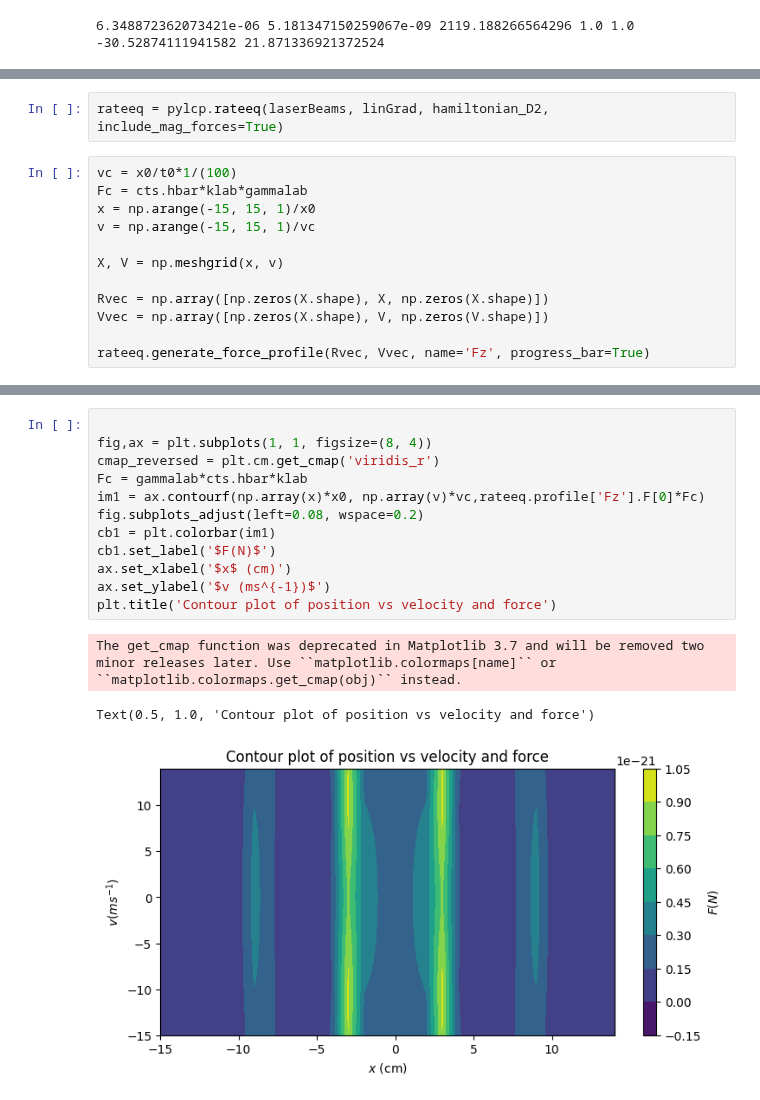
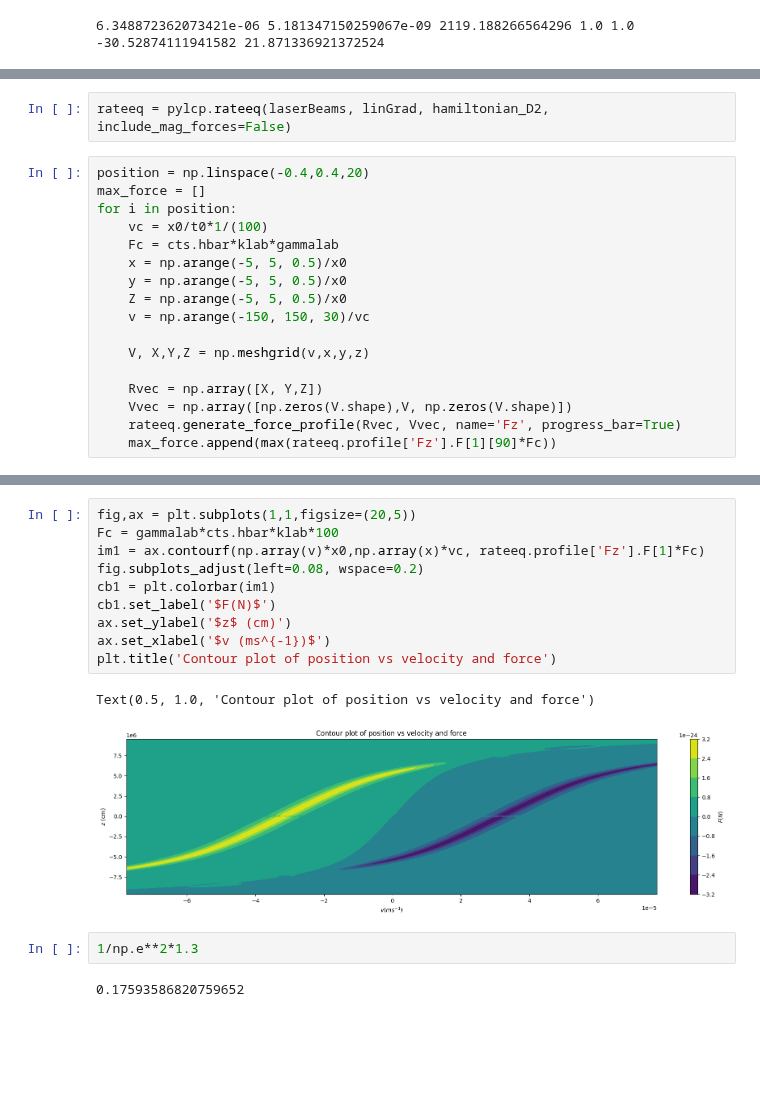
Before and after one commit to benfox4543/YB-zeeman-slower, a Jupyter notebook: 2d_mot.ipynb, the cells around one changed output, grey strips where cells are left out. Drawn from its saved outputs; the diff is of its cells as text; blank space fills up the shorter version.

```diff
--- a/2d_mot.ipynb
+++ b/2d_mot.ipynb
@@ -157,15 +197,20 @@ linGrad = pylcp.magField(lambda R: bf_mot(R))
 # %%
-rateeq = pylcp.rateeq(laserBeams, linGrad, hamiltonian_D2, include_mag_forces=True)
+rateeq = pylcp.rateeq(laserBeams, linGrad, hamiltonian_D2, include_mag_forces=False)
 # %%
-vc = x0/t0*1/(100)
-Fc = cts.hbar*klab*gammalab
-x = np.arange(-15, 15, 1)/x0
-v = np.arange(-15, 15, 1)/vc
+position = np.linspace(-0.4,0.4,20)
+max_force = []
+for i in position:
+    vc = x0/t0*1/(100)
+    Fc = cts.hbar*klab*gammalab
+    x = np.arange(-5, 5, 0.5)/x0
+    y = np.arange(-5, 5, 0.5)/x0
+    Z = np.arange(-5, 5, 0.5)/x0
+    v = np.arange(-150, 150, 30)/vc
 
-X, V = np.meshgrid(x, v)
+    V, X,Y,Z = np.meshgrid(v,x,y,z)
 
-Rvec = np.array([np.zeros(X.shape), X, np.zeros(X.shape)])
-Vvec = np.array([np.zeros(X.shape), V, np.zeros(V.shape)])
-
-rateeq.generate_force_profile(Rvec, Vvec, name='Fz', progress_bar=True)
+    Rvec = np.array([X, Y,Z])
+    Vvec = np.array([np.zeros(V.shape),V, np.zeros(V.shape)])
+    rateeq.generate_force_profile(Rvec, Vvec, name='Fz', progress_bar=True)
+    max_force.append(max(rateeq.profile['Fz'].F[1][90]*Fc))
 # %% [output]
@@ -173,16 +232,17 @@ Completed in 3.07 s.
 # %%
-
-fig,ax = plt.subplots(1, 1, figsize=(8, 4))
-cmap_reversed = plt.cm.get_cmap('viridis_r')
-Fc = gammalab*cts.hbar*klab
-im1 = ax.contourf(np.array(x)*x0, np.array(v)*vc,rateeq.profile['Fz'].F[0]*Fc)
+fig,ax = plt.subplots(1,1,figsize=(20,5))
+Fc = gammalab*cts.hbar*klab*100
+im1 = ax.contourf(np.array(v)*x0,np.array(x)*vc, rateeq.profile['Fz'].F[1]*Fc)
 fig.subplots_adjust(left=0.08, wspace=0.2)
 cb1 = plt.colorbar(im1)
 cb1.set_label('$F(N)$')
-ax.set_xlabel('$x$ (cm)')
-ax.set_ylabel('$v (ms^{-1})$')
+ax.set_ylabel('$z$ (cm)')
+ax.set_xlabel('$v (ms^{-1})$')
 plt.title('Contour plot of position vs velocity and force')
 # %% [output]
-The get_cmap function was deprecated in Matplotlib 3.7 and will be removed two minor releases later. Use ``matplotlib.colormaps[name]`` or ``matplotlib.colormaps.get_cmap(obj)`` instead.
+Text(0.5, 1.0, 'Contour plot of position vs velocity and force')
-Text(0.5, 1.0, 'Contour plot of position vs velocity and force')
-[figure, old version]
+[figure, new version]
+# %%
+1/np.e**2*1.3
+# %% [output]
+0.17593586820759652
```
Also changed, not shown: parts of 18 cells of this notebook.
